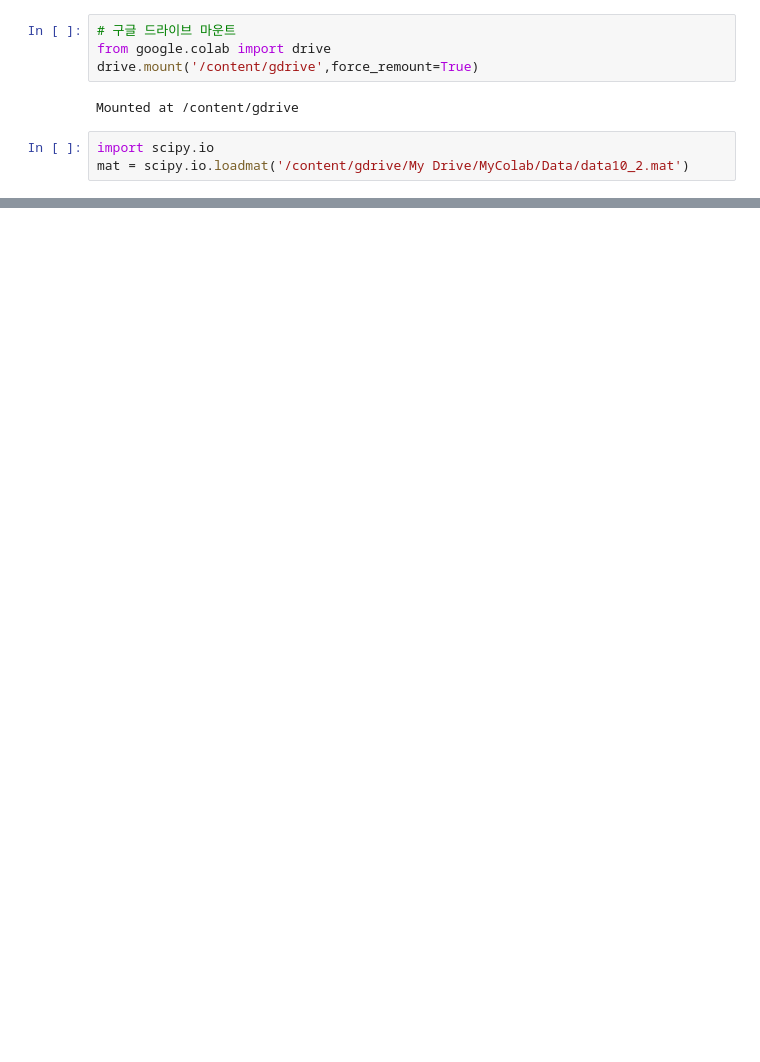
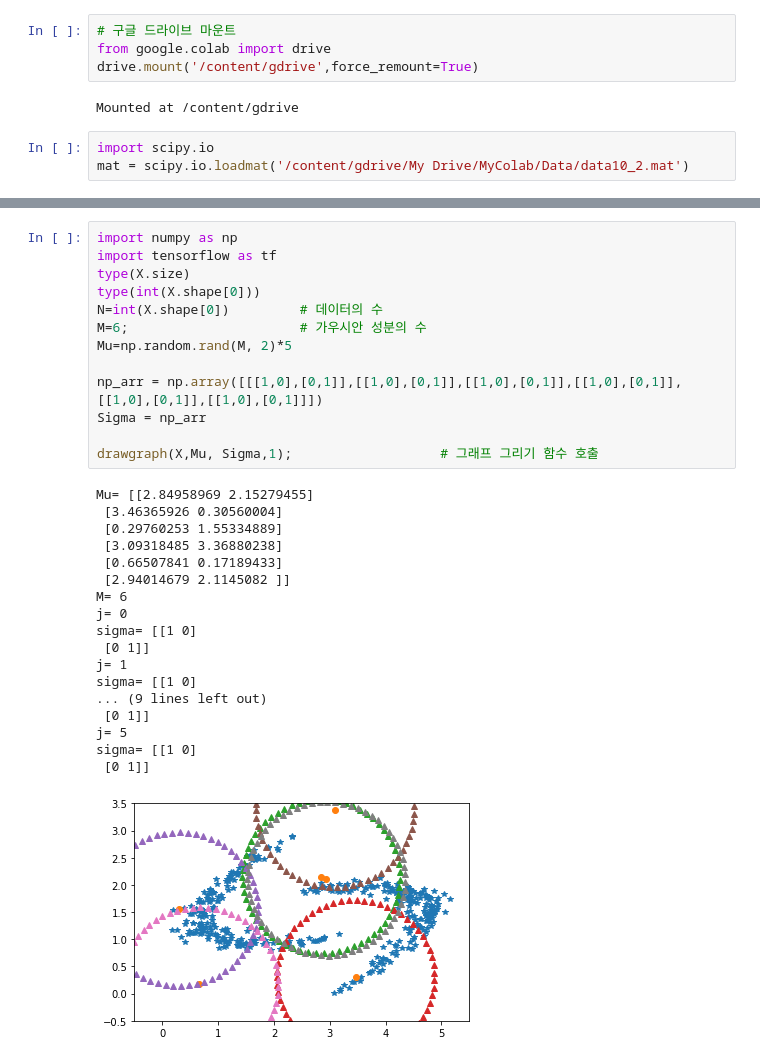
Before and after one commit to yojulab/knou_study_machinglearning, a Jupyter notebook: codes/yanginsuk/EM_GaussianMix.ipynb, the cells around one changed output, grey strips where cells are left out. Saved outputs shown, nothing was run; the diff lists cells and outputs as text; blank space fills up the shorter version.

```diff
--- a/codes/yanginsuk/EM_GaussianMix.ipynb
+++ b/codes/yanginsuk/EM_GaussianMix.ipynb
@@ -59,0 +71,32 @@ X=X.T
+# %%
+import numpy as np
+import tensorflow as tf
+type(X.size)
+type(int(X.shape[0]))
+N=int(X.shape[0])         # 데이터의 수
+M=6;                      # 가우시안 성분의 수
+Mu=np.random.rand(M, 2)*5
+
+np_arr = np.array([[[1,0],[0,1]],[[1,0],[0,1]],[[1,0],[0,1]],[[1,0],[0,1]],[[1,0],[0,1]],[[1,0],[0,1]]])
+Sigma = np_arr
+
+drawgraph(X,Mu, Sigma,1);                   # 그래프 그리기 함수 호출
+# %% [output]
+Mu= [[2.84958969 2.15279455]
+ [3.46365926 0.30560004]
+ [0.29760253 1.55334889]
+ [3.09318485 3.36880238]
+ [0.66507841 0.17189433]
+ [2.94014679 2.1145082 ]]
+M= 6
+j= 0
+sigma= [[1 0]
+ [0 1]]
+j= 1
+sigma= [[1 0]
+... (9 lines left out)
+ [0 1]]
+j= 5
+sigma= [[1 0]
+ [0 1]]
+[figure, added]
```
Also changed, not shown: parts of 13 cells of this notebook, 24 other files.
